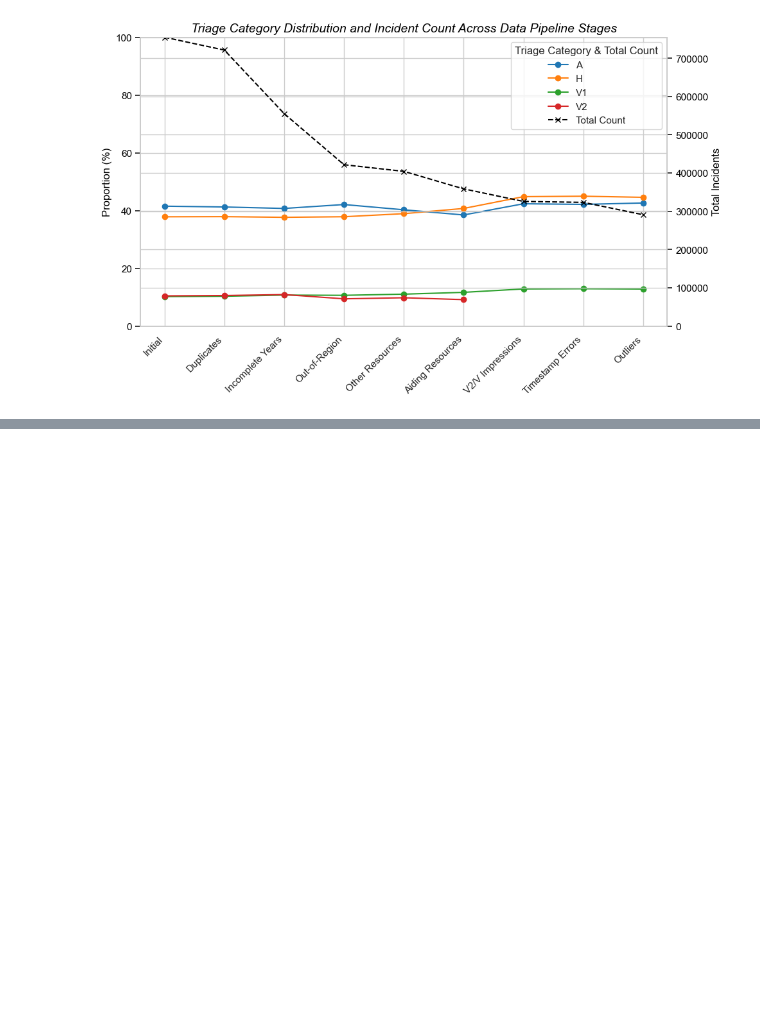
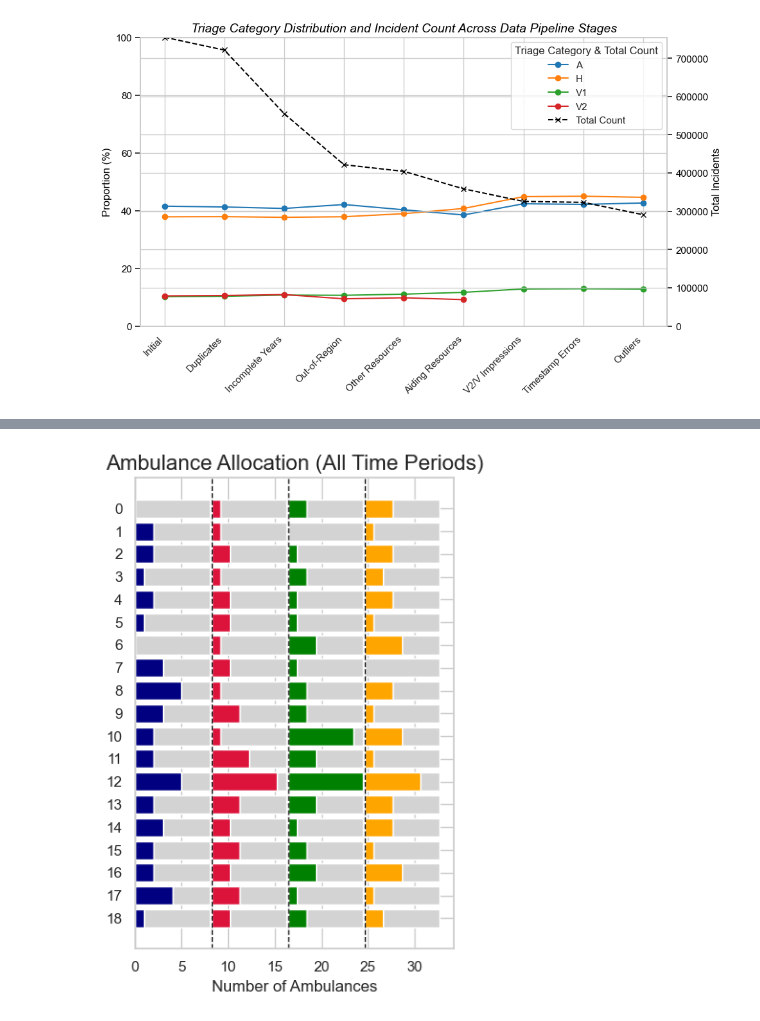
Before and after one commit to Emergency-Optimizers/Data-Processing, a Jupyter notebook: source/analysis/sandbox_torjus_v2.ipynb, the cells around one changed output, grey strips where cells are left out. Drawn from its saved outputs; the diff is of its cells as text; code cells hidden in the pictures; blank space fills up the shorter version.

```diff
--- a/source/analysis/sandbox_torjus_v2.ipynb
+++ b/source/analysis/sandbox_torjus_v2.ipynb
@@ -711,0 +771,51 @@ Mean: -3.25%
+# %%
+import matplotlib.pyplot as plt
+import numpy as np
+
+# Data for the four time periods
+depots = list(range(19))[::-1]  # Reverse the order of depots
+data_7_10 =  [0, 2, 2, 1, 2, 1, 0, 3, 5, 3, 2, 2, 5, 2, 3, 2, 2, 4, 1][::-1]
+data_10_13 = [1, 1, 2, 1, 2, 2, 1, 2, 1, 3, 1, 4, 7, 3, 2, 3, 2, 3, 2][::-1]
+data_13_16 = [2, 0, 1, 2, 1, 1, 3, 1, 2, 2, 7, 3, 8, 3, 1, 2, 3, 1, 2][::-1]
+data_16_19 = [3, 1, 3, 2, 3, 1, 4, 0, 3, 1, 4, 1, 6, 3, 3, 1, 4, 1, 2][::-1]
+max_ambulances = 8
+
+# Plot
+fig, ax = plt.subplots(figsize=(4, 6))
+y_positions = np.arange(len(depots))
+bar_width = 0.8
+
+# Plot the bars for the first time period (7-10)
+ax.barh(y_positions, max_ambulances - np.array(data_7_10), bar_width, left=data_7_10, color='lightgray')
+ax.barh(y_positions, data_7_10, bar_width, color='navy')
+
+# Plot the bars for the second time period (10-13)
+offset = max_ambulances + 0.2
+ax.barh(y_positions, max_ambulances - np.array(data_10_13), bar_width, left=np.array(data_10_13) + offset, color='lightgray')
+ax.barh(y_positions, data_10_13, bar_width, left=offset, color='crimson')
+
+# Plot the bars for the third time period (13-16)
+offset += max_ambulances + 0.2
+ax.barh(y_positions, max_ambulances - np.array(data_13_16), bar_width, left=np.array(data_13_16) + offset, color='lightgray')
+ax.barh(y_positions, data_13_16, bar_width, left=offset, color='green')
+
+# Plot the bars for the fourth time period (16-19)
+offset += max_ambulances + 0.2
+ax.barh(y_positions, max_ambulances - np.array(data_16_19), bar_width, left=np.array(data_16_19) + offset, color='lightgray')
+ax.barh(y_positions, data_16_19, bar_width, left=offset, color='orange')
+
+ax.set_yticks(y_positions)
+ax.set_yticklabels(depots)
+ax.set_xlabel('Number of Ambulances')
+ax.set_title('Ambulance Allocation (All Time Periods)', fontsize=16)
+
+# Add vertical lines at the maximum number of ambulances and the offsets
+#ax.axvline(max_ambulances, color='k', linestyle='--', linewidth=1)
+ax.axvline(max_ambulances + 0.2, color='k', linestyle='--', linewidth=1)
+ax.axvline(2 * max_ambulances + 0.4, color='k', linestyle='--', linewidth=1)
+ax.axvline(3 * max_ambulances + 0.6, color='k', linestyle='--', linewidth=1)
+
+plt.tight_layout()
+plt.show()
+# %% [output]
+[figure, added]
```
Also changed, not shown: parts of 11 cells of this notebook.
